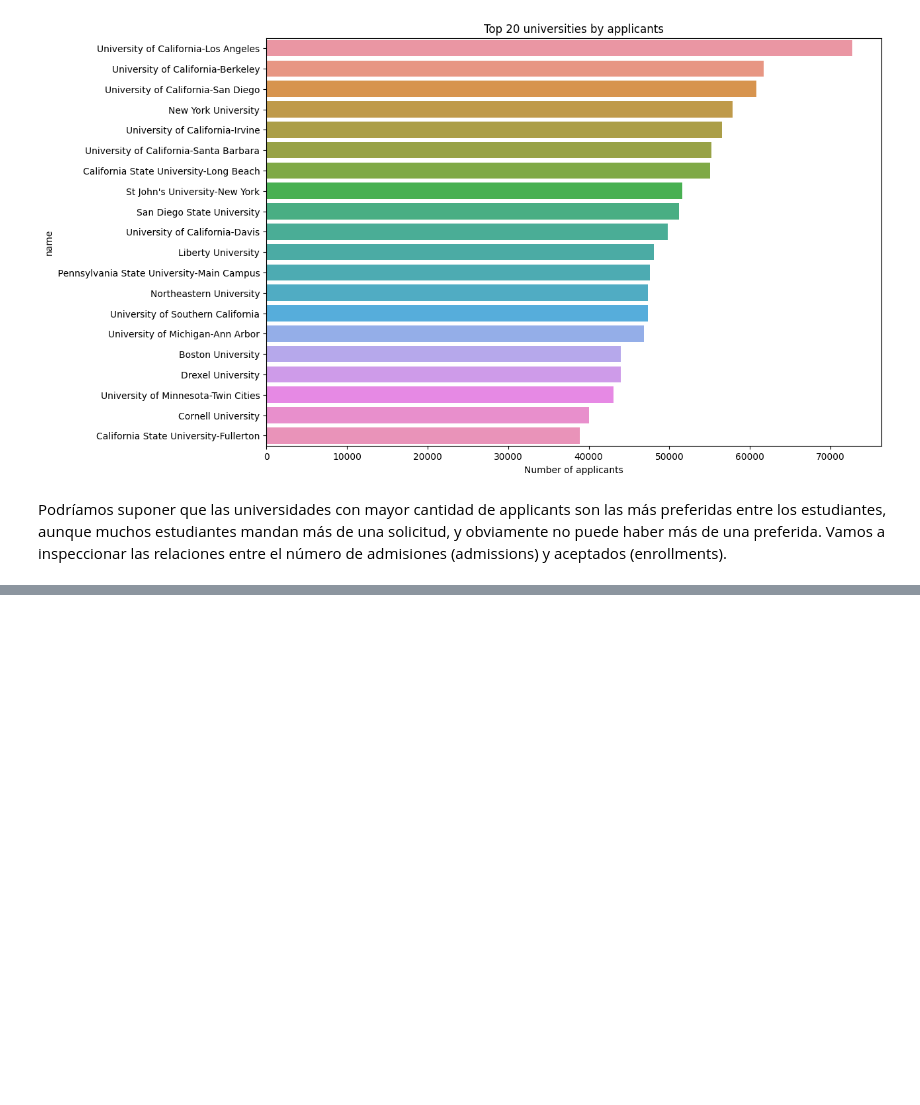
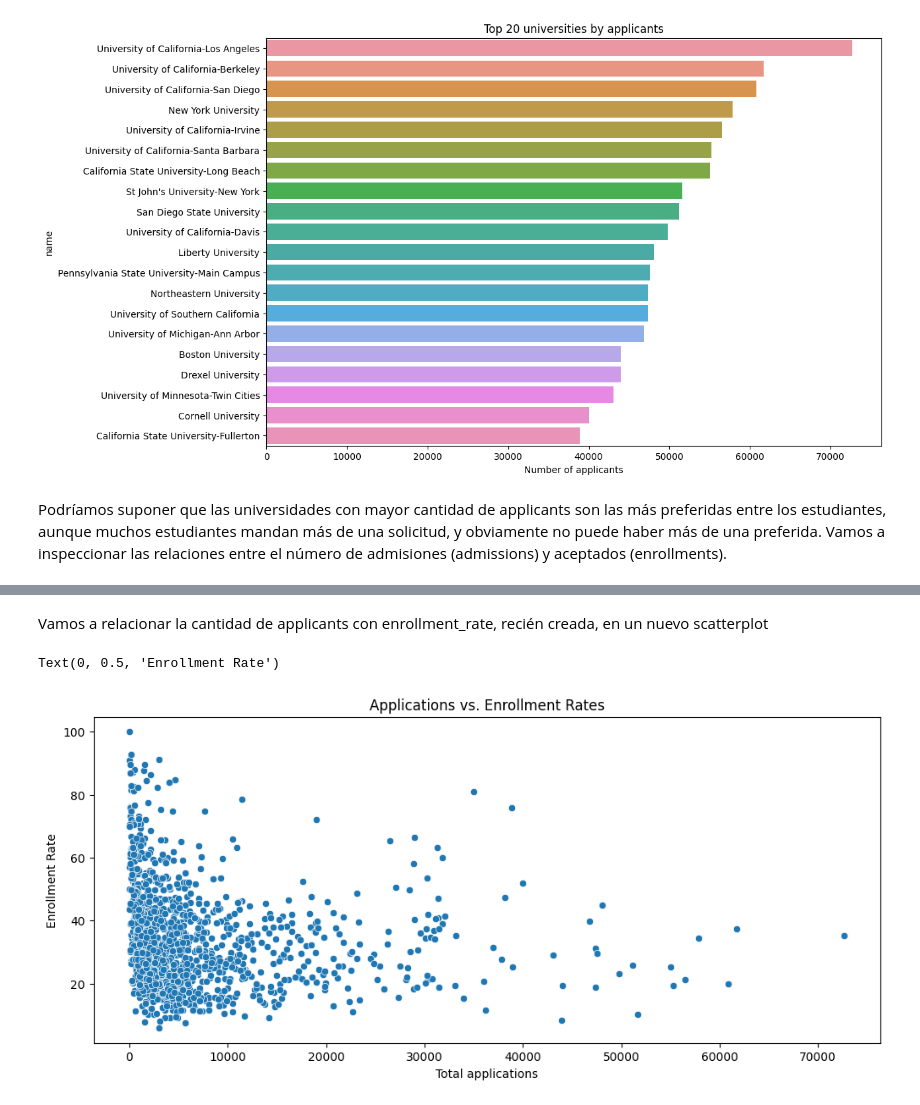
Before and after one commit to VegaNicolas/Exploratory-Data-Analysis---American-Universities-IPEDS-2013, a Jupyter notebook: American_Universities.ipynb, the cells around one changed output, grey strips where cells are left out. Saved outputs shown, nothing was run; the diff lists cells and outputs as text; code cells hidden in the pictures; blank space fills up the shorter version.

```diff
--- a/American_Universities.ipynb
+++ b/American_Universities.ipynb
@@ -326,0 +360,4 @@ plt.tight_layout(pad=2)
+# %%
+df['acceptance_rate'] = round((df['admissions_total']/df['applicants_total'])*100, 2)
+df['enrollment_rate'] = round((df['enrolled_total']/df['admissions_total'])*100, 2)
+df[['name', 'acceptance_rate']].sort_values(by='acceptance_rate', ascending=False)
@@ -326,0 +378,11 @@ plt.tight_layout(pad=2)
+# %% [markdown]
+Vamos a relacionar la cantidad de applicants con enrollment_rate, recién creada, en un nuevo scatterplot
+# %%
+fig = plt.figure(figsize=(12, 5))
+sns.scatterplot(x=df['applicants_total'], y=df['enrollment_rate']) # sns.scatterplot(x='applicants_total',y='enrollment_rate',data=df)
+plt.title('Applications vs. Enrollment Rates')
+plt.xlabel('Total applications')
+plt.ylabel('Enrollment Rate')
+# %% [output]
+Text(0, 0.5, 'Enrollment Rate')
+[figure, added]
```
Also changed, not shown: parts of 8 cells of this notebook.
